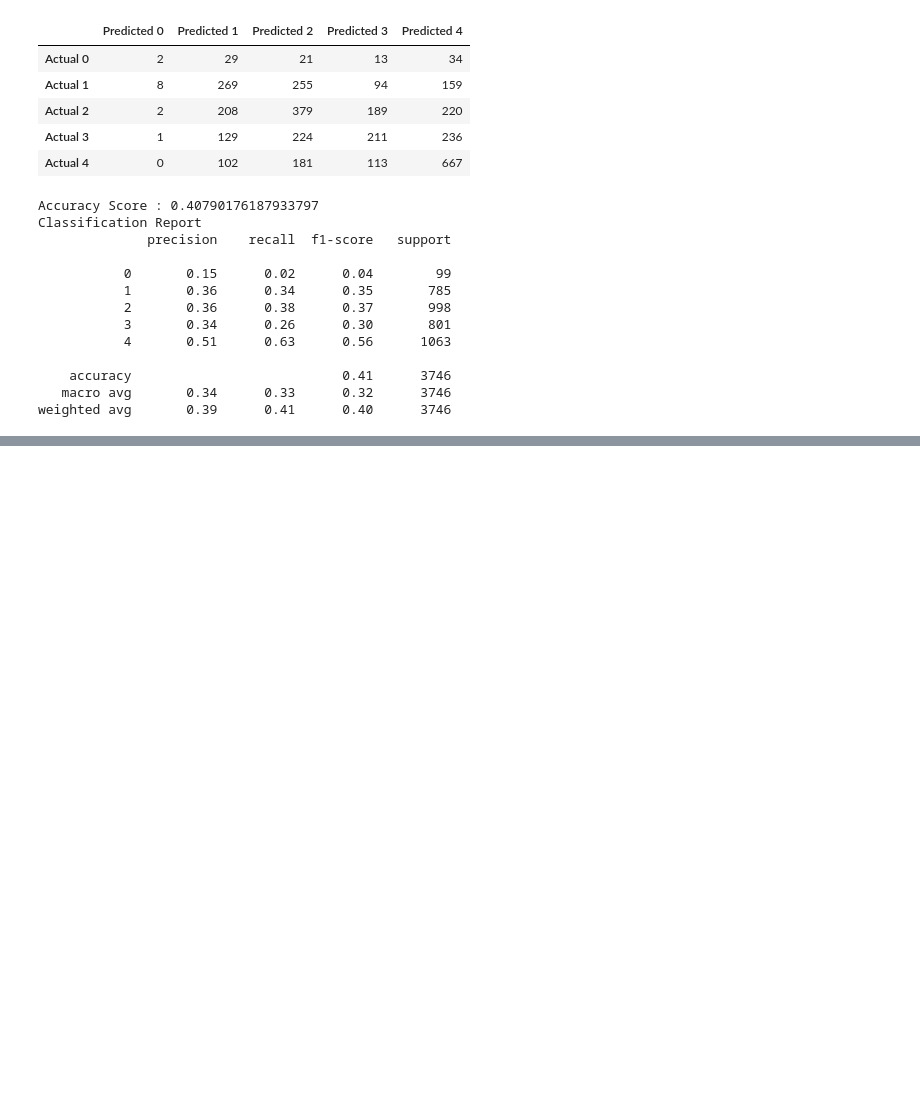
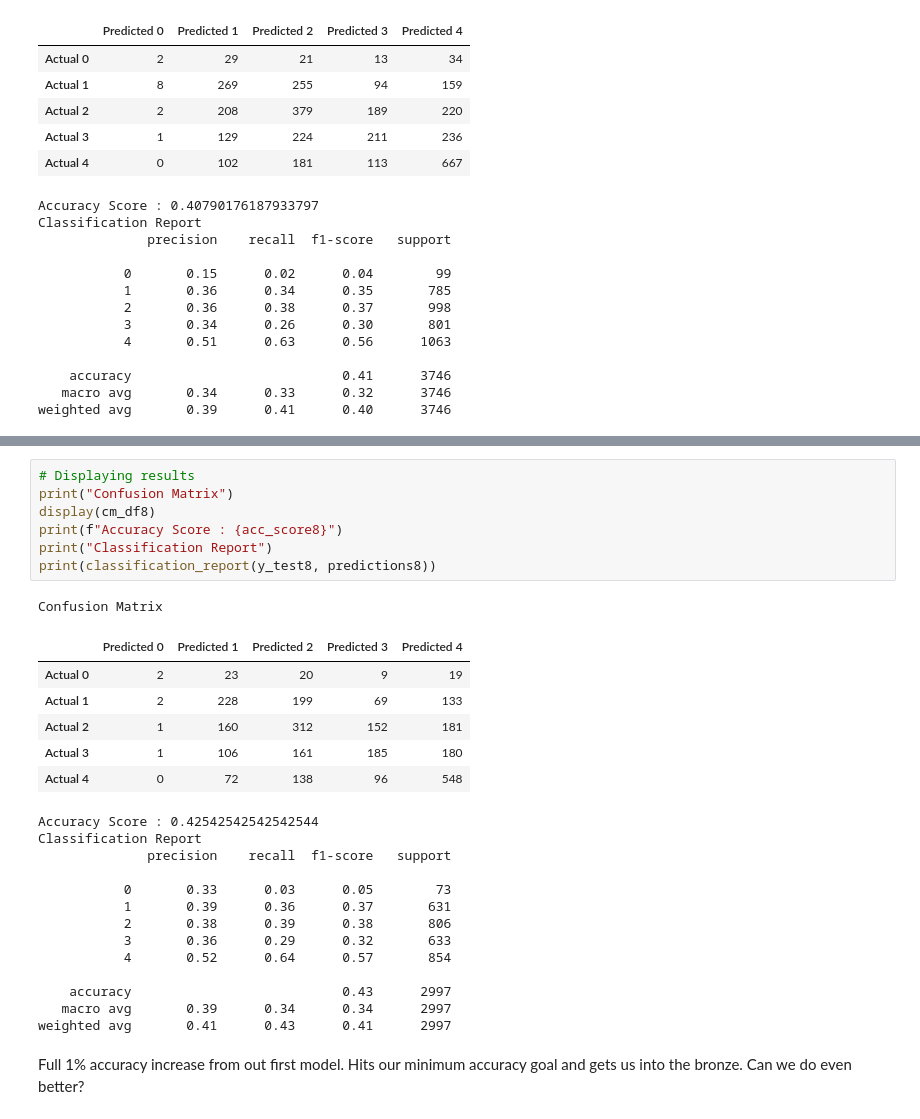
Before and after one commit to trosie3/UofODataViz_Final_Project, a Jupyter notebook: MLmodel.ipynb, the cells around one changed output, grey strips where cells are left out. Cells and saved outputs as stored; diff of their text form; blank space fills up the shorter version.

```diff
--- a/MLmodel.ipynb
+++ b/MLmodel.ipynb
@@ -958,0 +1109,30 @@ Try changing from train 75 / test 25 to train 80 /test 20 - RF, then maybe time
+# %%
+# Displaying results
+print("Confusion Matrix")
+display(cm_df8)
+print(f"Accuracy Score : {acc_score8}")
+print("Classification Report")
+print(classification_report(y_test8, predictions8))
+# %% [output]
+Confusion Matrix
+|  | Predicted 0 | Predicted 1 | Predicted 2 | Predicted 3 | Predicted 4 |
+| Actual 0 | 2 | 23 | 20 | 9 | 19 |
+| Actual 1 | 2 | 228 | 199 | 69 | 133 |
+| Actual 2 | 1 | 160 | 312 | 152 | 181 |
+| Actual 3 | 1 | 106 | 161 | 185 | 180 |
+| Actual 4 | 0 | 72 | 138 | 96 | 548 |
+Accuracy Score : 0.42542542542542544
+Classification Report
+              precision    recall  f1-score   support
+
+           0       0.33      0.03      0.05        73
+           1       0.39      0.36      0.37       631
+           2       0.38      0.39      0.38       806
+           3       0.36      0.29      0.32       633
+           4       0.52      0.64      0.57       854
+
+    accuracy                           0.43      2997
+   macro avg       0.39      0.34      0.34      2997
+weighted avg       0.41      0.43      0.41      2997
+# %% [markdown]
+Full 1% accuracy increase from out first model. Hits our minimum accuracy goal and gets us into the bronze. Can we do even better?
```
Also changed, not shown: parts of 20 cells of this notebook.
